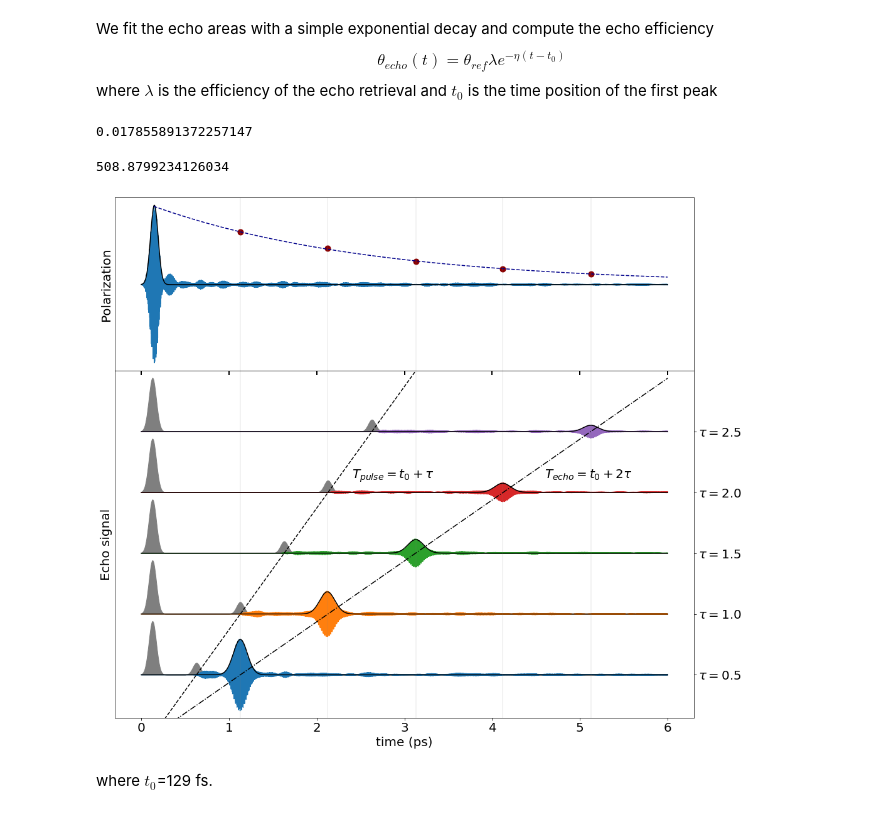
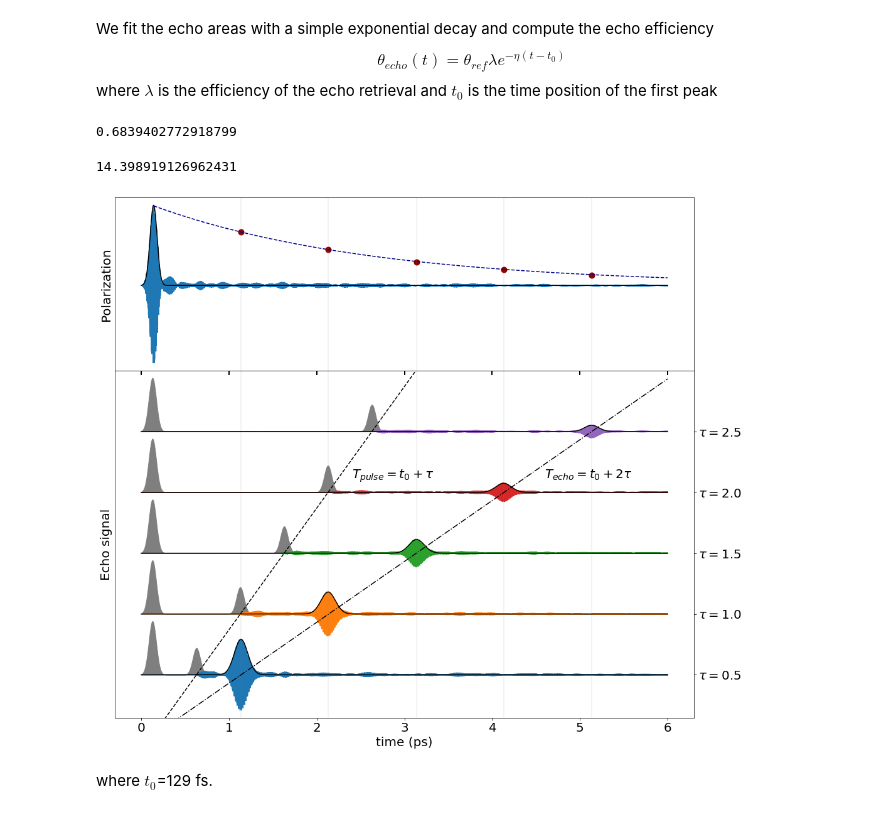
Before and after one commit to marcodalessandro76/Echo_mechanisms_decay_time_optical_orientation, a Jupyter notebook: PHOTON_ECO/ANALYSIS_Plot.ipynb, the cells around one changed output. Saved outputs shown, nothing was run; the diff lists cells and outputs as text; code cells hidden in the pictures.

```diff
--- a/PHOTON_ECO/ANALYSIS_Plot.ipynb
+++ b/PHOTON_ECO/ANALYSIS_Plot.ipynb
@@ -19,12 +19,15 @@ We analyze the properties of the echo peaks in function of $\tau$.
 This analysis is useful to assess the efficiency of the echo signal retrieval and to compare the numerical results with
 the ones derived from the analytical perturbation theory
 # %%
-file = 'RT_Echo_k509-activated-energy_1.46-width_0.025/FixSymm/Results/echo_decay_int_1e3_2e2.yaml'
-int_str = '1e3_2e2'
+#file = 'RT_Echo_k509-activated-energy_1.46-width_0.025/FixSymm/Results/echo_decay_int_1e3_2e2.yaml'
+#int_str = '1e3_2e2'
 
 #file = 'RT_Echo_k509-activated-energy_1.46-width_0.025/FixSymm/Results/echo_decay_int_1e4_2e3.yaml'
 #int_str = '1e4_2e3'
 
+file = 'RT_Echo_k509-activated-energy_1.46-width_0.025/FixSymm/Results/echo_decay_int_1e4_1e4.yaml'
+int_str = '1e4_1e4'
+
 eta = 4e-1
 # %%
 with open(file, 'r') as f:
@@ -46,3 +49,6 @@ profile = data_loaded['profile']
 for t in tau:
     echo[t] = np.array(echo[t])
     profile[t] = np.array(profile[t])
+# %%
+for t in tau:
+    plt.plot(time,profile[t])
@@ -136,8 +154,8 @@ tmax_profile
  '2ps': 2.1270000000000002,
  '2.5ps': 2.629}
 # %%
-times_profile = np.array([tmax_profile[i] for i in tau])
-times_profile
+time_profile = np.array([tmax_profile[i] for i in tau])
+time_profile
 # %% [output]
 array([0.629, 1.127, 1.629, 2.127, 2.629])
 # %% [markdown]
@@ -206,17 +224,17 @@ params, cv = curve_fit(monoExp, time_echo, theta_echo, l0)
 l = params[0]
 l
 # %% [output]
-0.017855891372257147
+0.6839402772918799
 # %%
 tau_disp = [r'$\tau=0.5$',r'$\tau=1.0$',r'$\tau=1.5$',r'$\tau=2.0$',r'$\tau=2.5$']
 label_size = 20
 e_min = -1.2
 e_max = 8.5
 shift = 1.7
-a_profile = 4*shift/(times_profile[-1]-times_profile[0])
-b_profile = -a_profile*times_profile[0]
-a_echo = 4*shift/(times_echo[-1]-times_echo[0])
-b_echo = -a_echo*times_echo[0]
+a_profile = 4*shift/(time_profile[-1]-time_profile[0])
+b_profile = -a_profile*time_profile[0]
+a_echo = 4*shift/(time_echo[-1]-time_echo[0])
+b_echo = -a_echo*time_echo[0]
 scatter_rescale = max(px_ref)/(theta_ref*l)
 print(scatter_rescale)
 
@@ -237,35 +255,35 @@ ax1.plot(time,a_profile*time+b_profile,color='black',linestyle='--')
 ax1.plot(time,a_echo*time+b_echo,color='black',linestyle='-.')
 
 ax1.text(2.4,5.5,'$T_{pulse}=t_0+\\tau$',size=label_size)
 ax1.text(4.6,5.5,'$T_{echo}=t_0+2\\tau$',size=label_size)
 ax1.set_xlabel('time (ps)',size=label_size)
 ax1.set_ylabel('Echo signal',size=label_size)
 ax1.set_ylim(e_min,e_max)
 ax1.set_yticks([shift*i for i in range(len(tau_disp))])
 ax1.set_yticklabels(tau_disp,size=label_size)
 ax1.yaxis.tick_right()
 ax1.tick_params(axis='both', which='major', labelsize=label_size)
 
 ax2.scatter(time_echo,scatter_rescale*theta_echo,linewidth=4,color='darkred')
 ax2.plot(time,px_ref)
 ax2.plot(time,gauss(time,*gauss_pars_ref),color='black',linestyle='-')
 ax2.plot(time_exp,exp_decay,linestyle='--',color='darkblue')
 for t in tau:
     ax2.axvline(gauss_pars[t][1],color='grey',linestyle='-',linewidth=0.2)
 #ax2.axhline(0,color='black',linestyle='-')
 #ax2.set_xticks([])
 ax2.set_xticks([0,1,2,3,4,5,6])
 ax2.set_xticklabels([])
 ax2.set_yticks([])
 ax2.tick_params(width=2,length=7)
 ax2.set_ylabel('Polarization',size=label_size)
 
 plt.tight_layout(pad=-0.7)
 
 #plt.savefig(fname='Plot/echo_analysis_%s.eps'%int_str,format='eps',bbox_inches = "tight")
 # %% [output]
-508.8799234126034
+14.398919126962431
-[figure, old version]
+[figure, new version]
 # %% [markdown]
 where $t_0$=129 fs.
 # %%
```
Also changed, not shown: parts of 18 cells of this notebook, 4 other files.
